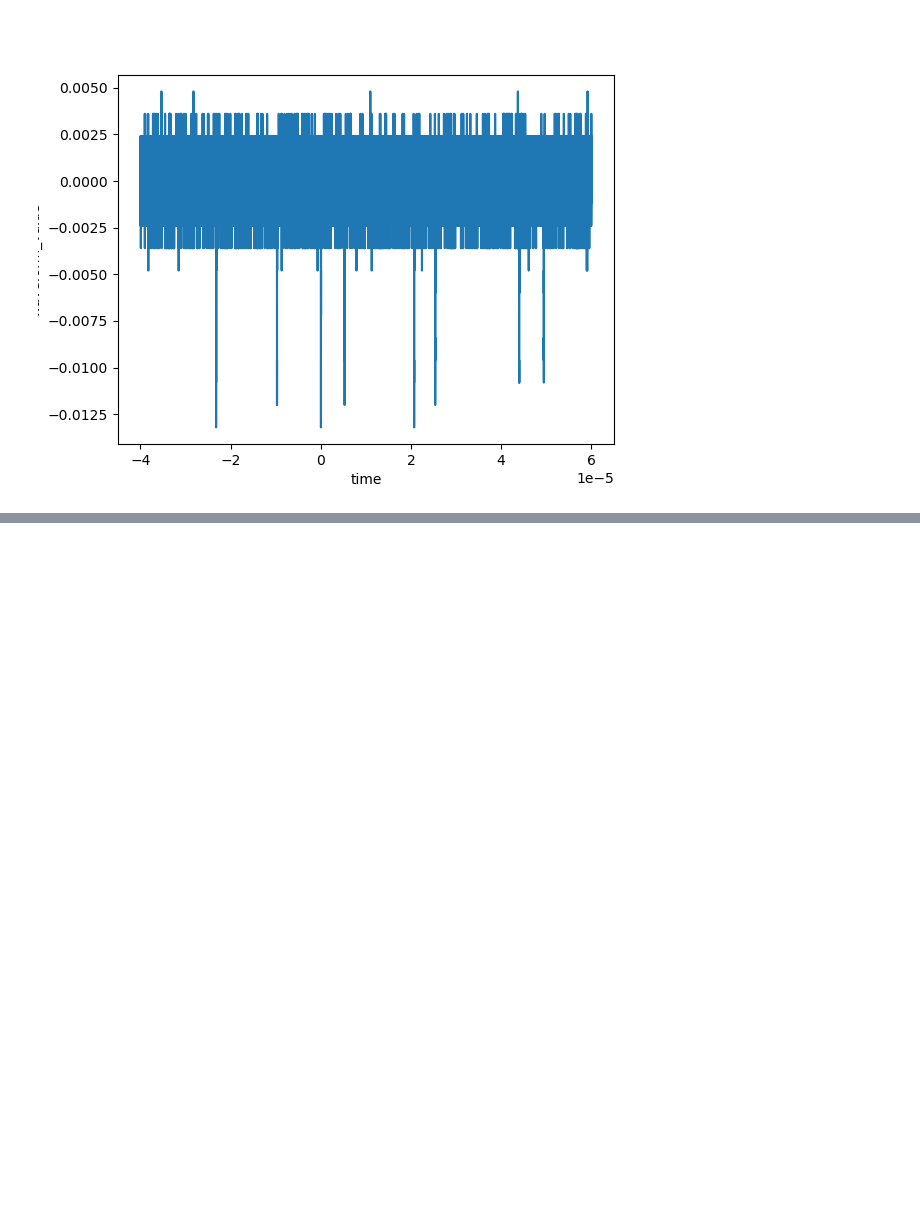
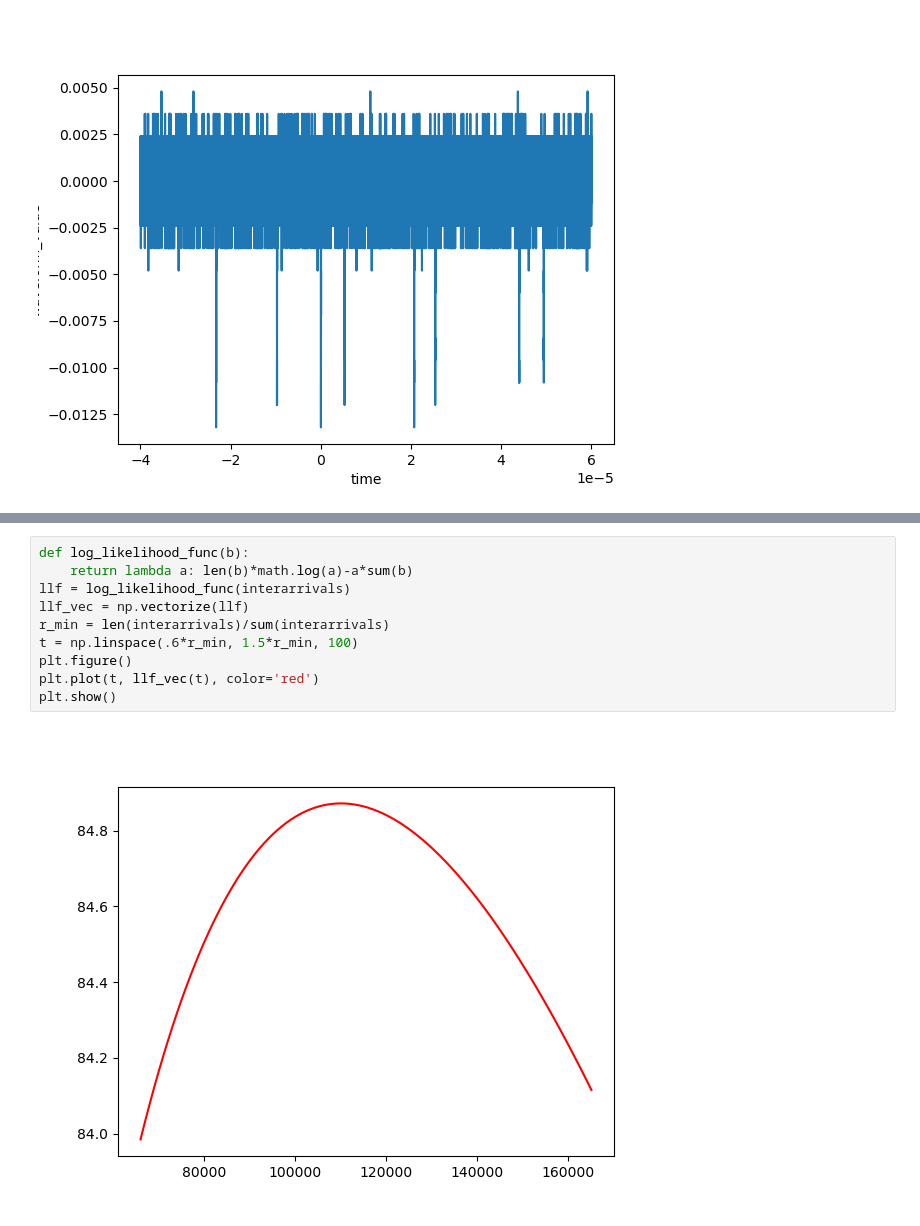
Before and after one commit to kaikai581/t2k-mppc-daq, a Jupyter notebook: FEBDAQMULTx2/data_analysis/14_scope_waveforms/tektronix_mso5204/20220321_calculate_rate.ipynb, the cells around one changed output, grey strips where cells are left out. Cells and saved outputs as stored; diff of their text form; blank space fills up the shorter version.

Commit message:
Add likelihood estimation.

```diff
--- a/FEBDAQMULTx2/data_analysis/14_scope_waveforms/tektronix_mso5204/20220321_calculate_rate.ipynb
+++ b/FEBDAQMULTx2/data_analysis/14_scope_waveforms/tektronix_mso5204/20220321_calculate_rate.ipynb
@@ -57,0 +61,12 @@ le(r_min)
+# %%
+def log_likelihood_func(b):
+    return lambda a: len(b)*math.log(a)-a*sum(b)
+llf = log_likelihood_func(interarrivals)
+llf_vec = np.vectorize(llf)
+r_min = len(interarrivals)/sum(interarrivals)
+t = np.linspace(.6*r_min, 1.5*r_min, 100)
+plt.figure()
+plt.plot(t, llf_vec(t), color='red')
+plt.show()
+# %% [output]
+[figure, added]
```
Also changed, not shown: parts of 2 cells of this notebook.
